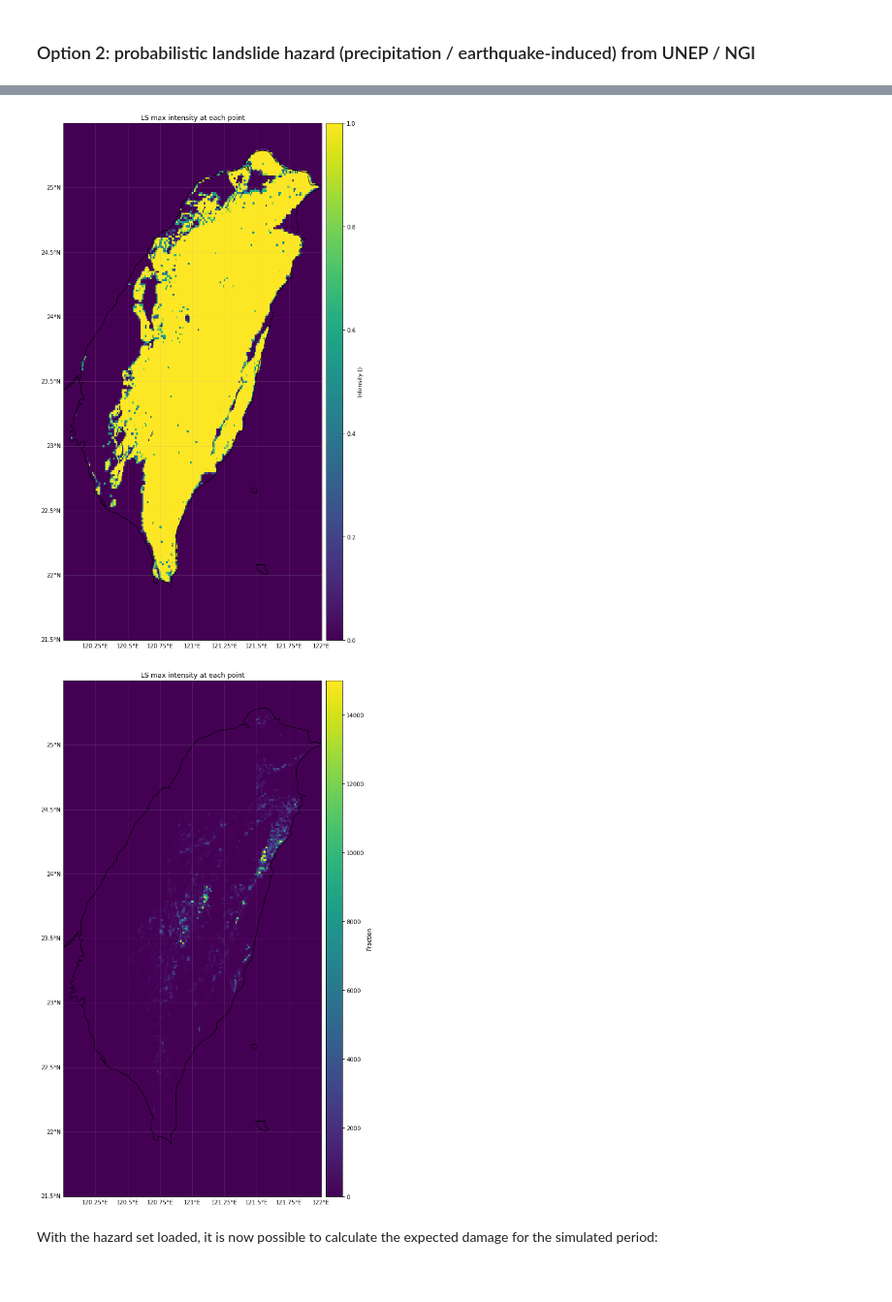
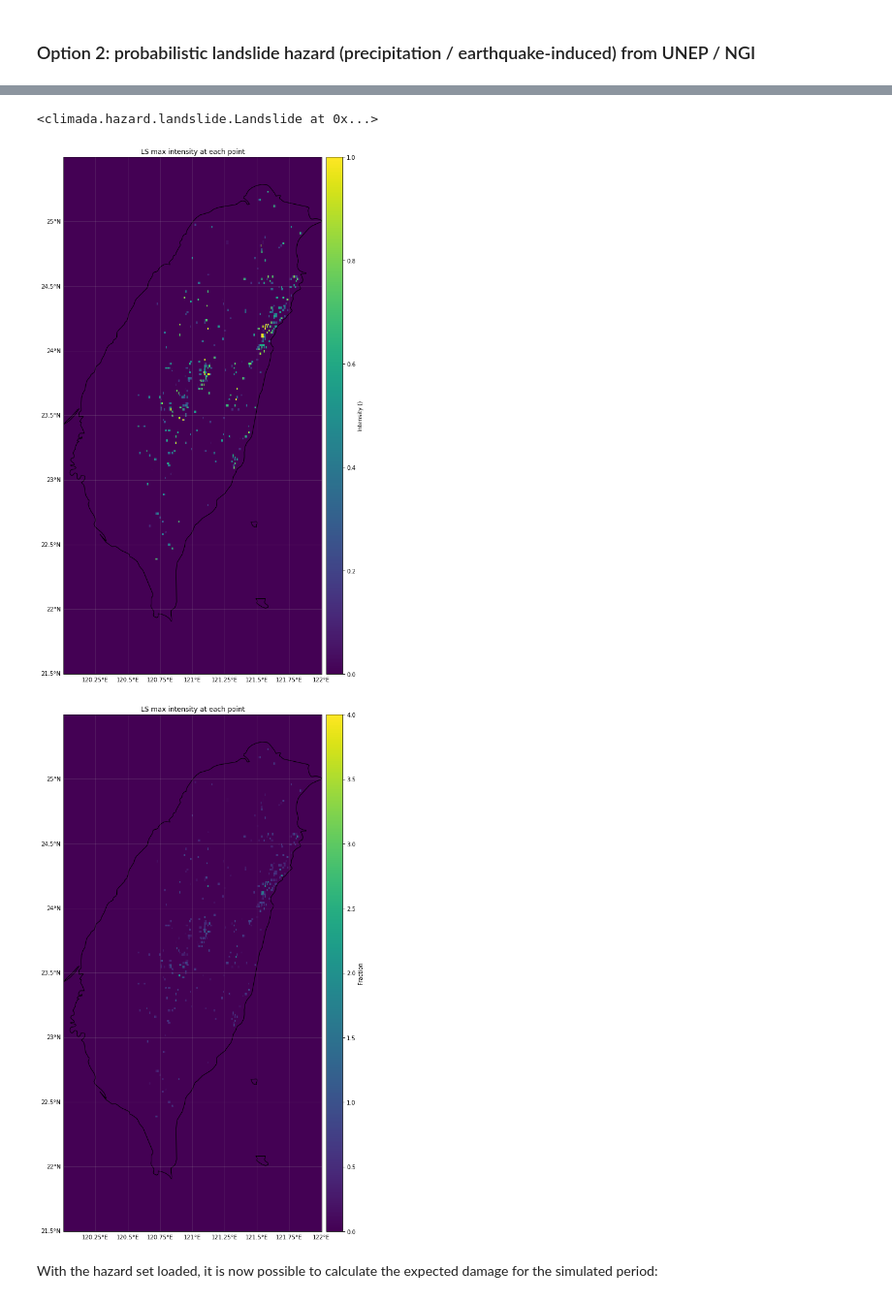
Before and after one commit to emanuel-schmid/climada_python_backup, a Jupyter notebook: doc/tutorial/climada_hazard_Landslide.ipynb, the cells around one changed output, grey strips where cells are left out. Shown: that part at 97% size. Saved outputs shown, nothing was run; the diff lists cells and outputs as text; code cells hidden in the pictures.

Commit message:
include code review changes, set historic hazard to raster, sample events in prob by default

```diff
--- a/doc/tutorial/climada_hazard_Landslide.ipynb
+++ b/doc/tutorial/climada_hazard_Landslide.ipynb
@@ -178,10 +176,10 @@ Also, since values in the NGI & UNEP files come as x1'000'000, we manually need
 # Setting precipitation-triggered landslide hazard for Taiwan
 haz_ls_taiwan_prob = Landslide()
 bbox_taiwan = (120.0, 21.5, 122.0, 25.5)
-path_lsfile = 'your path to ls_pr.tif' #e.g.'/Users/evelynm/climada_python/data/system/ls_pr/ls_pr.tif'
+path_lsfile = 'your path to ls_pr.tif' #e.g. '/Users/evelynm/climada_python/data/system/ls_pr/ls_pr.tif'
+
 # The check-plots produce intensity (image 1) and fraction (image 2) plots
-haz_ls_taiwan_prob.set_ls_prob(bbox=bbox_taiwan, path_sourcefile=path_lsfile, check_plots=1)
-
-# IMPORTANT: adjust for the x1mio multiplication in the original dataset
-haz_ls_taiwan_prob.fraction = haz_ls_taiwan_prob.fraction/10e6
+# a correction factor of 1 million is applied since probs are reportet as x10e6 in the original data:
+haz_ls_taiwan_prob.set_ls_prob(bbox=bbox_taiwan, path_sourcefile=path_lsfile,
+                               n_years=500, corr_fact=10e6, check_plots=True)
 # %% [output]
@@ -191,5 +190,6 @@ haz_ls_taiwan_prob.fraction = haz_ls_taiwan_prob.fraction/10e6
+<climada.hazard.landslide.Landslide at 0x...>
-[figure, old version]
+[figure, new version]
-[figure, old version]
+[figure, new version]
 # %% [markdown]
 With the hazard set loaded, it is now possible to calculate the expected damage for the simulated period:
 # %%
```
Also changed, not shown: parts of 24 cells of this notebook, 3 other files.
